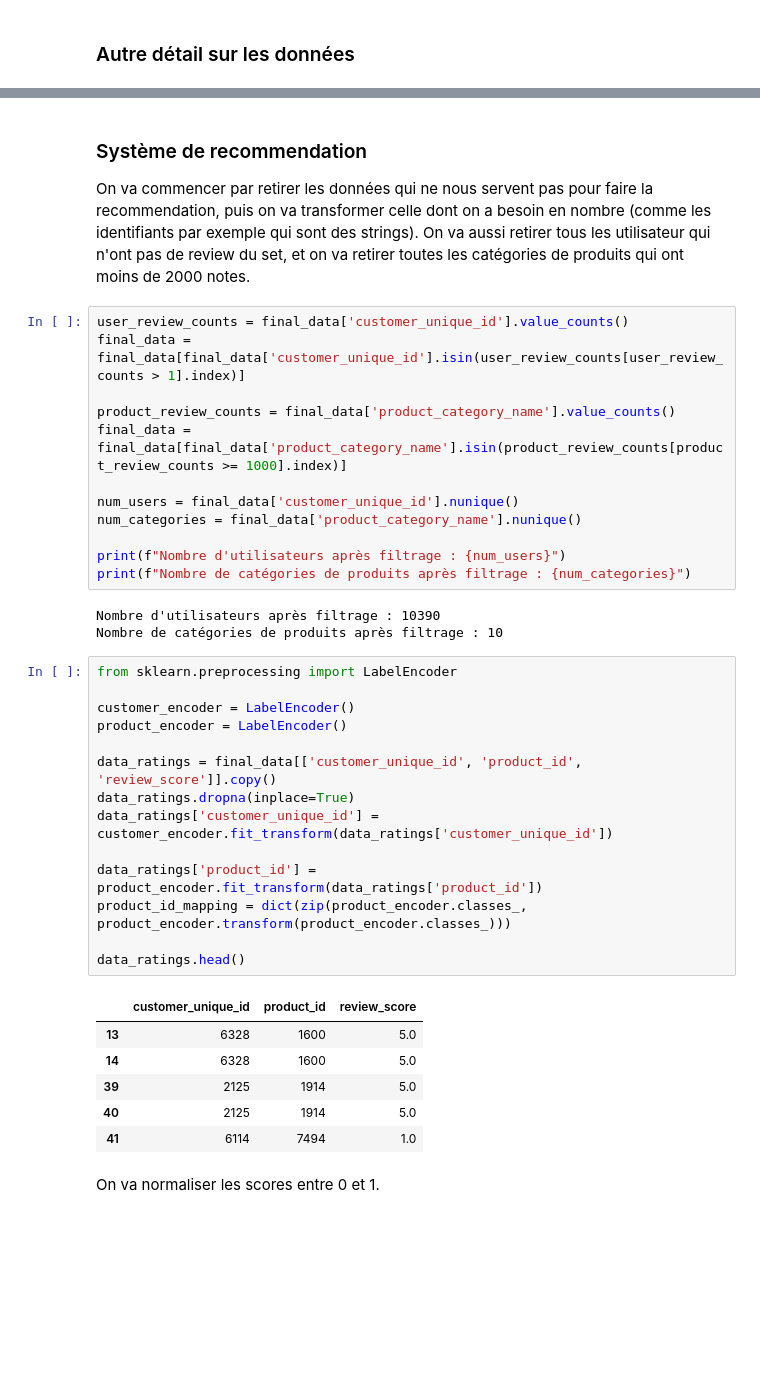
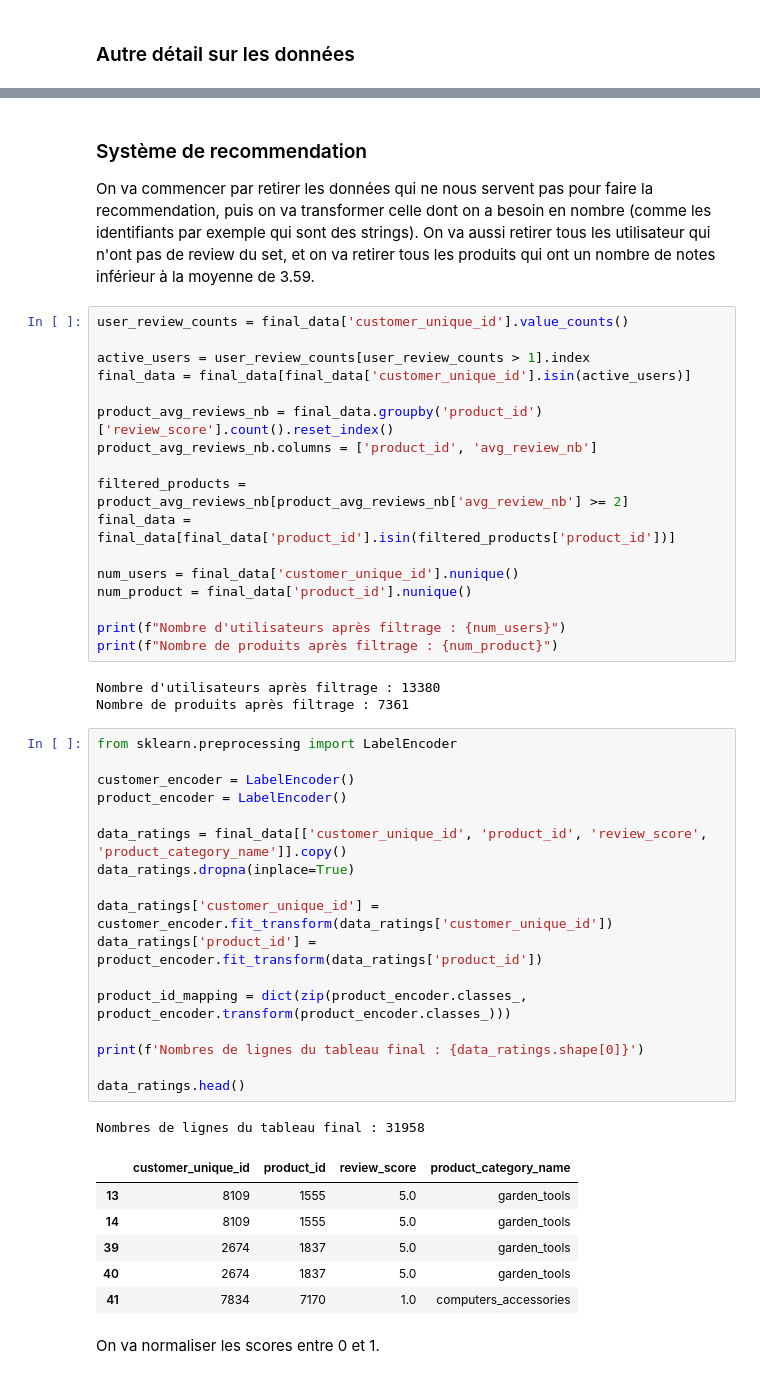
Before and after one commit to MrSneaker/ProjetDataMining, a Jupyter notebook: recommendation/notebook.ipynb, the cells around one changed output, grey strips where cells are left out. Drawn from its saved outputs; the diff is of its cells as text; blank space fills up the shorter version.

```diff
--- a/recommendation/notebook.ipynb
+++ b/recommendation/notebook.ipynb
@@ -349,43 +323,52 @@ Il y a 3096 vendeur unique.
 Il y a 74 catégorie de produit unique.
 # %% [markdown]
 ### Système de recommendation
-On va commencer par retirer les données qui ne nous servent pas pour faire la recommendation, puis on va transformer celle dont on a besoin en nombre (comme les identifiants par exemple qui sont des strings). On va aussi retirer tous les utilisateur qui n'ont pas de review du set, et on va retirer toutes les catégories de produits qui ont moins de 2000 notes.
+On va commencer par retirer les données qui ne nous servent pas pour faire la recommendation, puis on va transformer celle dont on a besoin en nombre (comme les identifiants par exemple qui sont des strings). On va aussi retirer tous les utilisateur qui n'ont pas de review du set, et on va retirer tous les produits qui ont un nombre de notes inférieur à la moyenne de 3.59.
 # %%
 user_review_counts = final_data['customer_unique_id'].value_counts()
-final_data = final_data[final_data['customer_unique_id'].isin(user_review_counts[user_review_counts > 1].index)]
 
-product_review_counts = final_data['product_category_name'].value_counts()
-final_data = final_data[final_data['product_category_name'].isin(product_review_counts[product_review_counts >= 1000].index)]
+active_users = user_review_counts[user_review_counts > 1].index
+final_data = final_data[final_data['customer_unique_id'].isin(active_users)]
+
+product_avg_reviews_nb = final_data.groupby('product_id')['review_score'].count().reset_index()
+product_avg_reviews_nb.columns = ['product_id', 'avg_review_nb']
+
+filtered_products = product_avg_reviews_nb[product_avg_reviews_nb['avg_review_nb'] >= 2]
+final_data = final_data[final_data['product_id'].isin(filtered_products['product_id'])]
 
 num_users = final_data['customer_unique_id'].nunique()
-num_categories = final_data['product_category_name'].nunique()
+num_product = final_data['product_id'].nunique()
 
 print(f"Nombre d'utilisateurs après filtrage : {num_users}")
-print(f"Nombre de catégories de produits après filtrage : {num_categories}")
+print(f"Nombre de produits après filtrage : {num_product}")
 # %% [output]
-Nombre d'utilisateurs après filtrage : 10390
-Nombre de catégories de produits après filtrage : 10
+Nombre d'utilisateurs après filtrage : 13380
+Nombre de produits après filtrage : 7361
 # %%
 from sklearn.preprocessing import LabelEncoder
 
 customer_encoder = LabelEncoder()
 product_encoder = LabelEncoder()
 
-data_ratings = final_data[['customer_unique_id', 'product_id', 'review_score']].copy()
+data_ratings = final_data[['customer_unique_id', 'product_id', 'review_score', 'product_category_name']].copy()
 data_ratings.dropna(inplace=True)
+
 data_ratings['customer_unique_id'] = customer_encoder.fit_transform(data_ratings['customer_unique_id'])
+data_ratings['product_id'] = product_encoder.fit_transform(data_ratings['product_id'])
 
-data_ratings['product_id'] = product_encoder.fit_transform(data_ratings['product_id'])
 product_id_mapping = dict(zip(product_encoder.classes_, product_encoder.transform(product_encoder.classes_)))
 
+print(f'Nombres de lignes du tableau final : {data_ratings.shape[0]}')
+
 data_ratings.head()
 # %% [output]
+Nombres de lignes du tableau final : 31958
-|  | customer_unique_id | product_id | review_score |
-| 13 | 6328 | 1600 | 5.0 |
-| 14 | 6328 | 1600 | 5.0 |
-| 39 | 2125 | 1914 | 5.0 |
-| 40 | 2125 | 1914 | 5.0 |
-| 41 | 6114 | 7494 | 1.0 |
+|  | customer_unique_id | product_id | review_score | product_category_name |
+| 13 | 8109 | 1555 | 5.0 | garden_tools |
+| 14 | 8109 | 1555 | 5.0 | garden_tools |
+| 39 | 2674 | 1837 | 5.0 | garden_tools |
+| 40 | 2674 | 1837 | 5.0 | garden_tools |
+| 41 | 7834 | 7170 | 1.0 | computers_accessories |
 # %% [markdown]
 On va normaliser les scores entre 0 et 1.
 # %%
```
Also changed, not shown: parts of 27 cells of this notebook, 2 other files.
